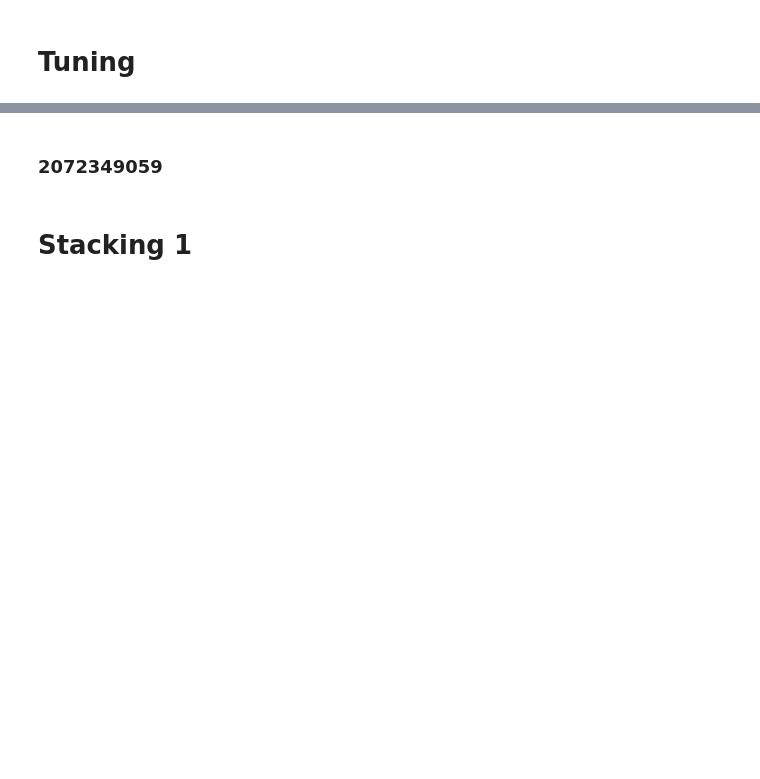
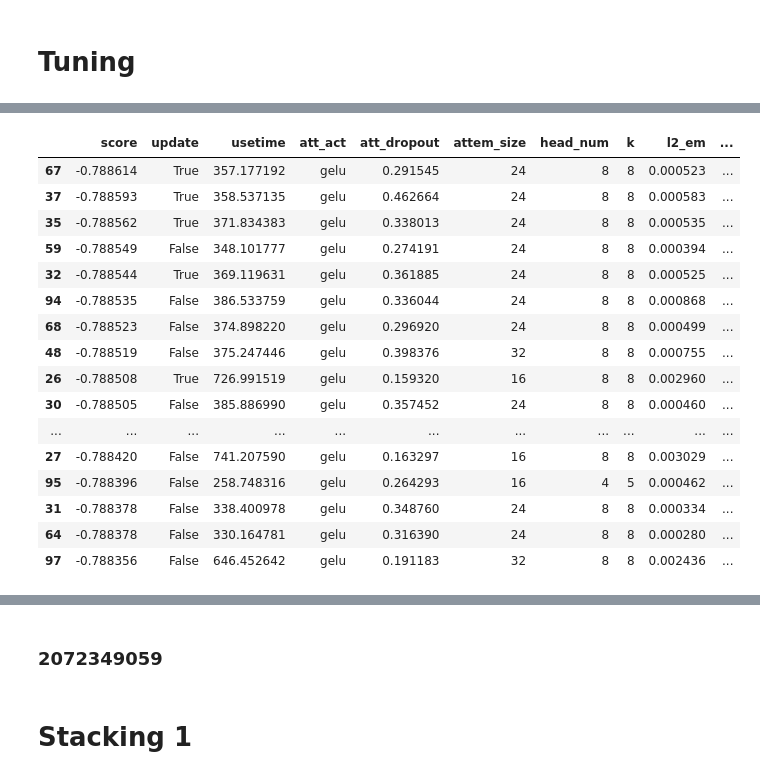
Before and after one commit to chamhoo/cfec2, a Jupyter notebook: main/main_7_autoint.ipynb, the cells around one changed output, grey strips where cells are left out. Cells and saved outputs as stored; diff of their text form; code cells hidden in the pictures; blank space fills up the shorter version.

```diff
--- a/main/main_7_autoint.ipynb
+++ b/main/main_7_autoint.ipynb
@@ -284,0 +433,22 @@ tuning.log.plot(score_interval=[-0.789, -0.787])
+# %%
+log = tuning.log.get_log()
+# %%
+log.sort_values('score').head(20)
+# %% [output]
+|  | score | update | usetime | att_act | att_dropout | attem_size | head_num | k | l2_em | ... |
+| 67 | -0.788614 | True | 357.177192 | gelu | 0.291545 | 24 | 8 | 8 | 0.000523 | ... |
+| 37 | -0.788593 | True | 358.537135 | gelu | 0.462664 | 24 | 8 | 8 | 0.000583 | ... |
+| 35 | -0.788562 | True | 371.834383 | gelu | 0.338013 | 24 | 8 | 8 | 0.000535 | ... |
+| 59 | -0.788549 | False | 348.101777 | gelu | 0.274191 | 24 | 8 | 8 | 0.000394 | ... |
+| 32 | -0.788544 | True | 369.119631 | gelu | 0.361885 | 24 | 8 | 8 | 0.000525 | ... |
+| 94 | -0.788535 | False | 386.533759 | gelu | 0.336044 | 24 | 8 | 8 | 0.000868 | ... |
+| 68 | -0.788523 | False | 374.898220 | gelu | 0.296920 | 24 | 8 | 8 | 0.000499 | ... |
+| 48 | -0.788519 | False | 375.247446 | gelu | 0.398376 | 32 | 8 | 8 | 0.000755 | ... |
+| 26 | -0.788508 | True | 726.991519 | gelu | 0.159320 | 16 | 8 | 8 | 0.002960 | ... |
+| 30 | -0.788505 | False | 385.886990 | gelu | 0.357452 | 24 | 8 | 8 | 0.000460 | ... |
+| ... | ... | ... | ... | ... | ... | ... | ... | ... | ... | ... |
+| 27 | -0.788420 | False | 741.207590 | gelu | 0.163297 | 16 | 8 | 8 | 0.003029 | ... |
+| 95 | -0.788396 | False | 258.748316 | gelu | 0.264293 | 16 | 4 | 5 | 0.000462 | ... |
+| 31 | -0.788378 | False | 338.400978 | gelu | 0.348760 | 24 | 8 | 8 | 0.000334 | ... |
+| 64 | -0.788378 | False | 330.164781 | gelu | 0.316390 | 24 | 8 | 8 | 0.000280 | ... |
+| 97 | -0.788356 | False | 646.452642 | gelu | 0.191183 | 32 | 8 | 8 | 0.002436 | ... |
```
Also changed, not shown: parts of 22 cells of this notebook, 1 other file.
